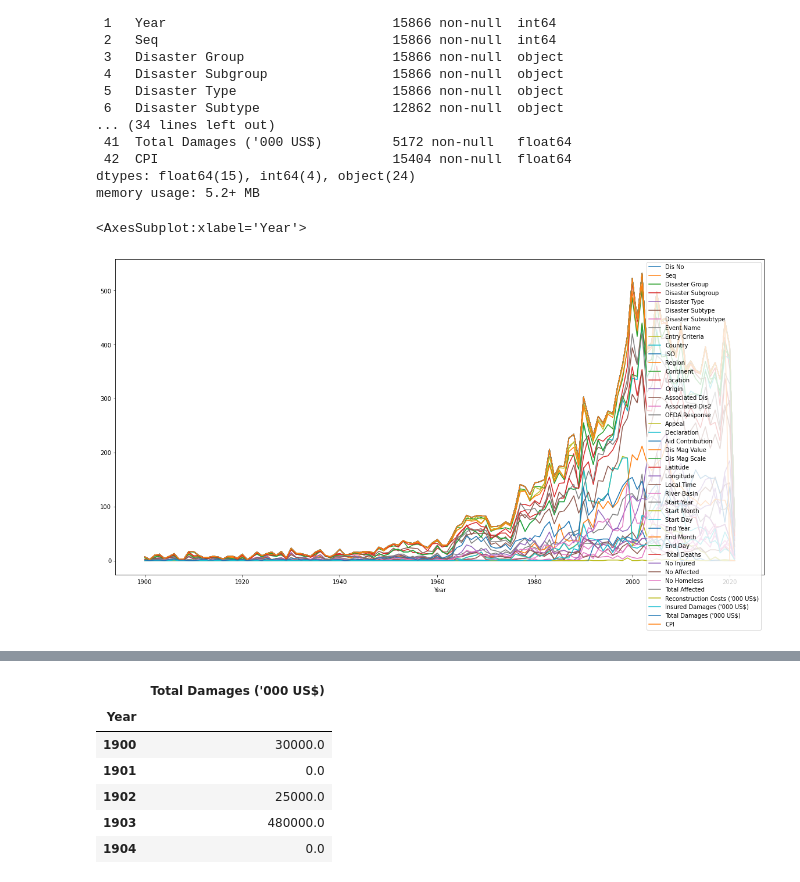
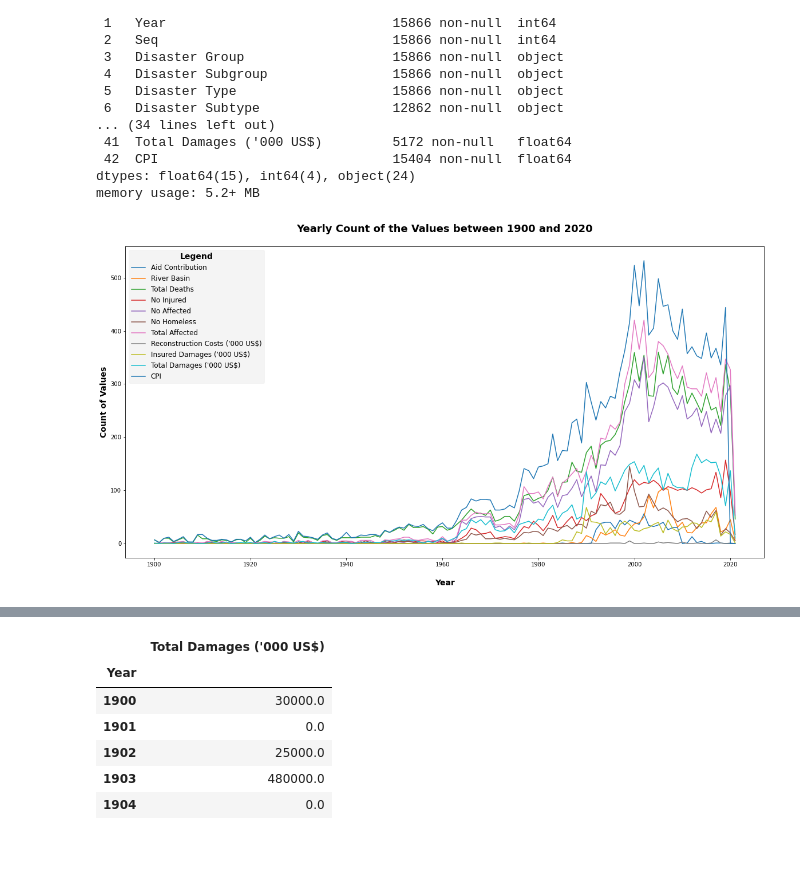
Before and after one commit to radroid/climate-change-analysis, a Jupyter notebook: notebooks/Climate Change - Exploratory Data Analysis.ipynb, the cells around one changed output, grey strips where cells are left out. Saved outputs shown, nothing was run; the diff lists cells and outputs as text; code cells hidden in the pictures; blank space fills up the shorter version.

Commit message:
Update Climate Change - Exploratory Data Analysis.ipynb
- Fix minor errors in the notebook
- Improve visualizations

````diff
--- a/notebooks/Climate Change - Exploratory Data Analysis.ipynb
+++ b/notebooks/Climate Change - Exploratory Data Analysis.ipynb
@@ -107,6 +109,6 @@ Global Temp Forces Dataset Loaded.
 #### Visualizing Anomalies in Global Temperatures
 > Observe how there is an increase of about 1 deg. Celcious over the years.
 # %%
-global_temp_df = dataset_dfs["Temperature Anomaly"].set_index("Year")
+global_temp_df = dataset_dfs["Temperature Anomaly"].copy()
 global_temp_df.head()
 # %% [output]
@@ -412,7 +500,8 @@ Table type:	Custom request
 ![image.png](attachment:image.png)
 ```
 # %%
-disasters_df = dataset_dfs["Natural Disasters"]
+# Create a copy of the dataframe
+disasters_df = dataset_dfs["Natural Disasters"].copy()
 disasters_df
 # %% [output]
 |  | Dis No | Year | Seq | Disaster Group | Disaster Subgroup | Disaster Type | Disaster Subtype | ... |
@@ -461,8 +550,36 @@ Data columns (total 43 columns):
 dtypes: float64(15), int64(4), object(24)
 memory usage: 5.2+ MB
 # %%
-disasters_df.groupby("Year").count().plot(figsize=(20,10))
+drop_cols = ["Dis No", "Seq", "Disaster Group", "Disaster Subgroup",
+             "Disaster Type", "Disaster Subtype", "Disaster Subsubtype",
+             "Event Name", "Entry Criteria", "Country", "ISO", "Region",
+             "Continent", "Location", "Origin", "Associated Dis",
+             "Associated Dis2", "OFDA Response", "Appeal", "Declaration",
+             "Dis Mag Value", "Dis Mag Scale", "Latitude", "Longitude",
+             "Local Time", "Start Year", "Start Month", "Start Day",
+             "End Year", "End Month", "End Day"
+            ]
+fig, ax = plt.subplots(figsize=(20,10))
+
+disasters_df.drop(drop_cols, axis=1).groupby("Year").count().plot(ax=ax)
+
+ax.set_ylabel("Count of Values",
+              fontdict={"size": 14,
+                        "weight": "bold"})
+
+ax.set_xlabel("Year",
+              fontdict={"size": 14,
+                        "weight": "bold"},
+              labelpad=20)
+
+ax.set_title("Yearly Count of the Values between 1900 and 2020",
+             fontdict={"size": 18,
+                        "weight": "bold"},
+             pad=25);
+
+leg = ax.legend(prop={'size': 12}, frameon=True)
+leg.set_title('Legend', prop={'size': 14, 'weight': 'bold'})
+leg.get_frame().set_color('#F2F2F2')
 # %% [output]
-<AxesSubplot:xlabel='Year'>
-[figure, old version]
+[figure, new version]
 # %%
````
Also changed, not shown: parts of 42 cells of this notebook.
